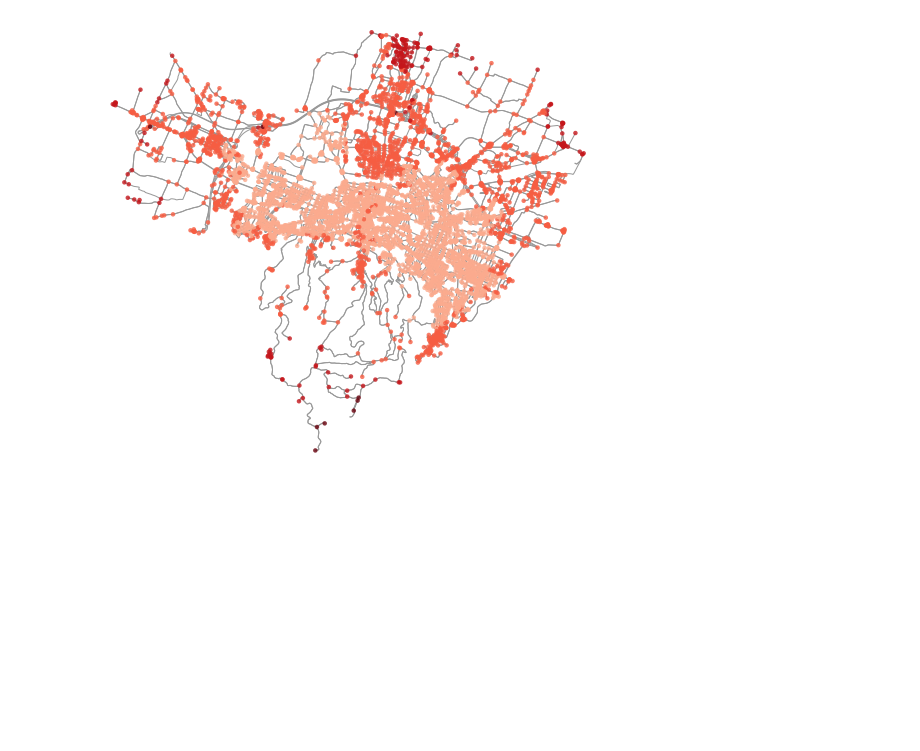
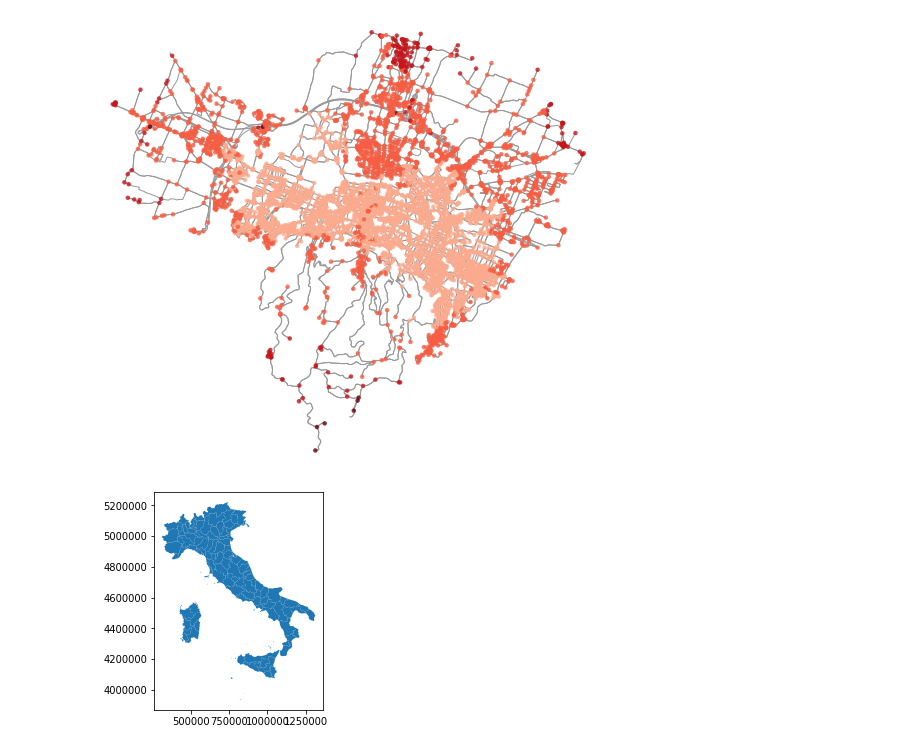
Before and after one commit to mfortini/talks, a Jupyter notebook: 2018-05-07_OpenDataERVETGolinelli/OpenDataEdEmergenze.ipynb, the cells around one changed output. Cells and saved outputs as stored; diff of their text form; code cells hidden in the pictures; blank space fills up the shorter version.

```diff
--- a/2018-05-07_OpenDataERVETGolinelli/OpenDataEdEmergenze.ipynb
+++ b/2018-05-07_OpenDataERVETGolinelli/OpenDataEdEmergenze.ipynb
@@ -758,0 +763,6 @@ fig, ax = ox.plot_graph(G, fig_height=8, node_color=nc, node_size=ns, node_alpha
+# %%
+comprov = gpd.read_file('download/CMProv2016_WGS84_g/CMprov2016_WGS84_g.shp')
+# %%
+p=comprov.plot()
+# %% [output]
+[figure, added]
```
Also changed, not shown: parts of 3 cells of this notebook.
